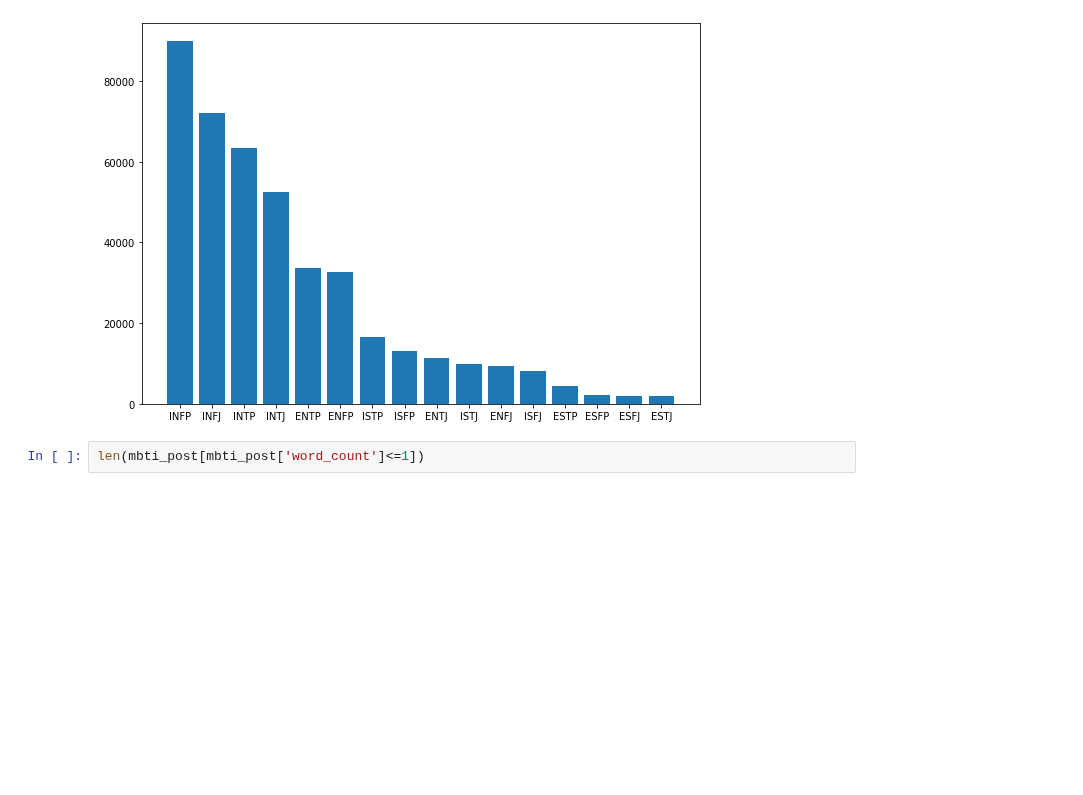
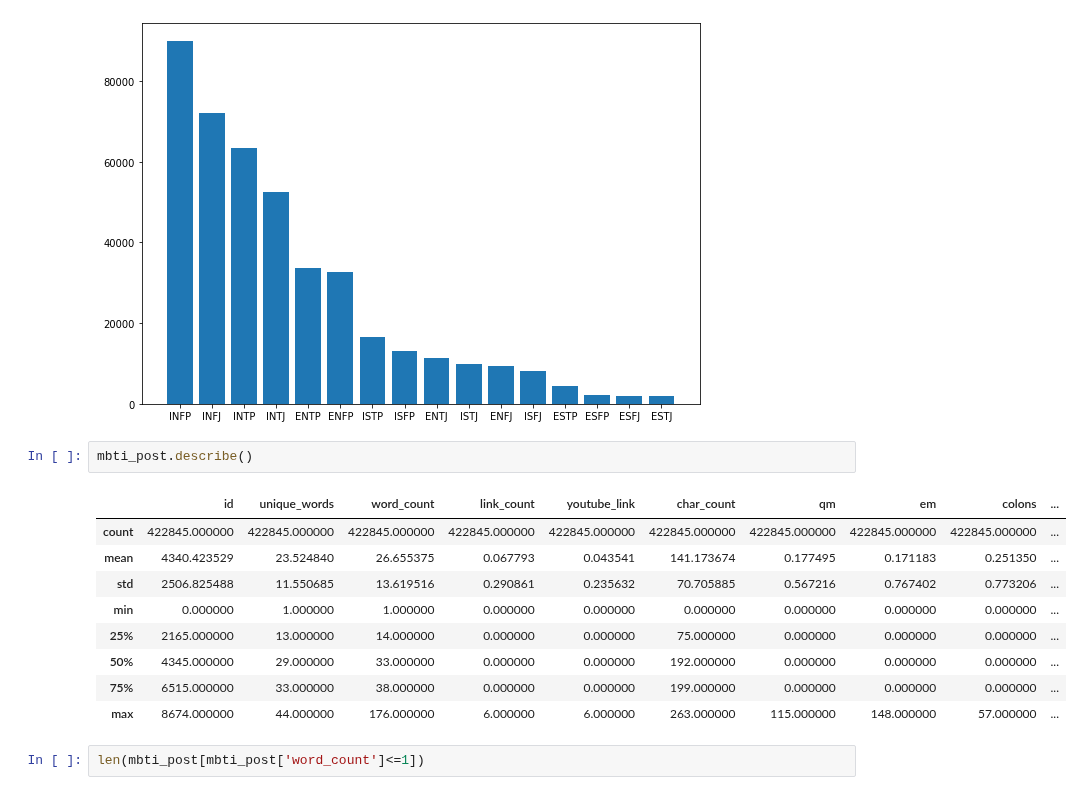
Before and after one commit to esharma3/myers-briggs-personality-prediction, a Jupyter notebook: individual work/kat.ipynb, the cells around one changed output. Saved outputs shown, nothing was run; the diff lists cells and outputs as text; blank space fills up the shorter version.

```diff
--- a/individual work/kat.ipynb
+++ b/individual work/kat.ipynb
@@ -126,6 +138,18 @@ plt.bar(mb.index, mb['count'])
 plt.savefig(os.path.join(img_path,"type_hist.png"))
 # %% [output]
 [figure]
+# %%
+mbti_post.describe()
+# %% [output]
+|  | id | unique_words | word_count | link_count | youtube_link | char_count | qm | em | colons | ... |
+| count | 422845.000000 | 422845.000000 | 422845.000000 | 422845.000000 | 422845.000000 | 422845.000000 | 422845.000000 | 422845.000000 | 422845.000000 | ... |
+| mean | 4340.423529 | 23.524840 | 26.655375 | 0.067793 | 0.043541 | 141.173674 | 0.177495 | 0.171183 | 0.251350 | ... |
+| std | 2506.825488 | 11.550685 | 13.619516 | 0.290861 | 0.235632 | 70.705885 | 0.567216 | 0.767402 | 0.773206 | ... |
+| min | 0.000000 | 1.000000 | 1.000000 | 0.000000 | 0.000000 | 0.000000 | 0.000000 | 0.000000 | 0.000000 | ... |
+| 25% | 2165.000000 | 13.000000 | 14.000000 | 0.000000 | 0.000000 | 75.000000 | 0.000000 | 0.000000 | 0.000000 | ... |
+| 50% | 4345.000000 | 29.000000 | 33.000000 | 0.000000 | 0.000000 | 192.000000 | 0.000000 | 0.000000 | 0.000000 | ... |
+| 75% | 6515.000000 | 33.000000 | 38.000000 | 0.000000 | 0.000000 | 199.000000 | 0.000000 | 0.000000 | 0.000000 | ... |
+| max | 8674.000000 | 44.000000 | 176.000000 | 6.000000 | 6.000000 | 263.000000 | 115.000000 | 148.000000 | 57.000000 | ... |
 # %%
 len(mbti_post[mbti_post['word_count']<=1])
 # %% [output]
```
Also changed, not shown: parts of 4 cells of this notebook.
